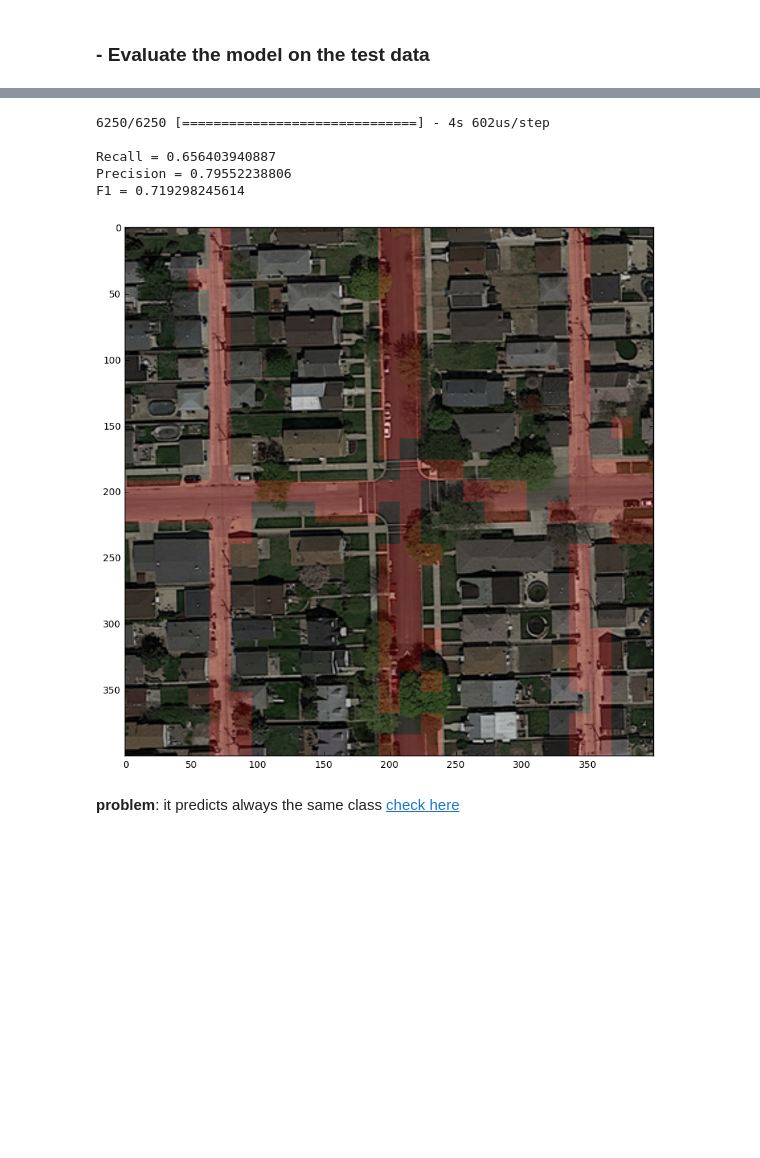
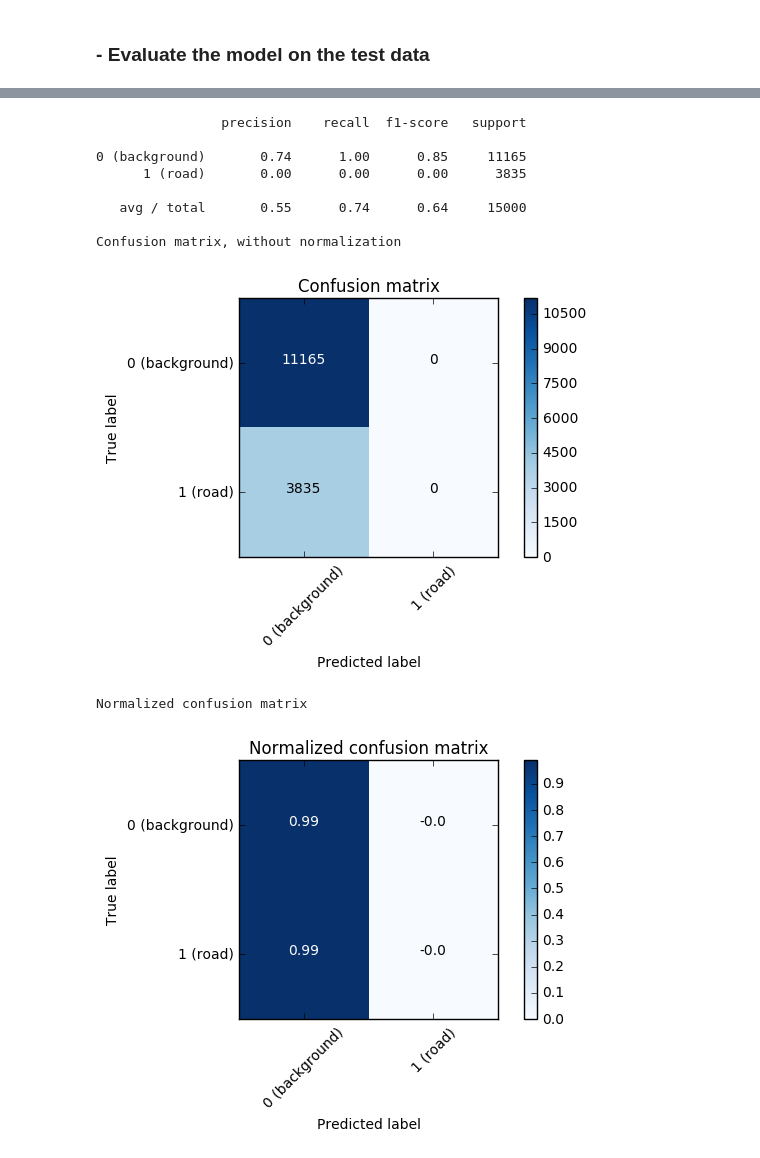
Before and after one commit to NiccoloSacchi/road-segmentation, a Jupyter notebook: scripts/segment_aerial_images_paper_val.ipynb, the cells around one changed output, grey strips where cells are left out. Drawn from its saved outputs; the diff is of its cells as text; code cells hidden in the pictures; blank space fills up the shorter version.

```diff
--- a/scripts/segment_aerial_images_paper_val.ipynb
+++ b/scripts/segment_aerial_images_paper_val.ipynb
@@ -167,16 +189,17 @@ Epoch 20/20
-# %%
-Z = model.predict_classes(test.X, verbose=1)
-stats(Z, test.Y[:, 1])
-# %% [output]
-6250/6250 [==============================] - 4s 602us/step
-
-Recall = 0.656403940887
-Precision = 0.79552238806
-F1 = 0.719298245614
-# %%
-i = 1
-display_ith_prediction(test, Z, i, window_width)
-# %% [output]
-[figure, removed]
-# %% [markdown]
-**problem**: it predicts always the same class [check here](https://stackoverflow.com/questions/41488279/neural-network-always-predicts-the-same-class)
+# %%
+# check the performance on train or test
+set_ = train
+
+evaluate_model(model, set_.X, set_.Y)
+# %% [output]
+                precision    recall  f1-score   support
+
+0 (background)       0.74      1.00      0.85     11165
+      1 (road)       0.00      0.00      0.00      3835
+
+   avg / total       0.55      0.74      0.64     15000
+
+Confusion matrix, without normalization
+[figure, added]
+Normalized confusion matrix
+[figure, added]
```
Also changed, not shown: parts of 40 cells of this notebook, 2 other files.
